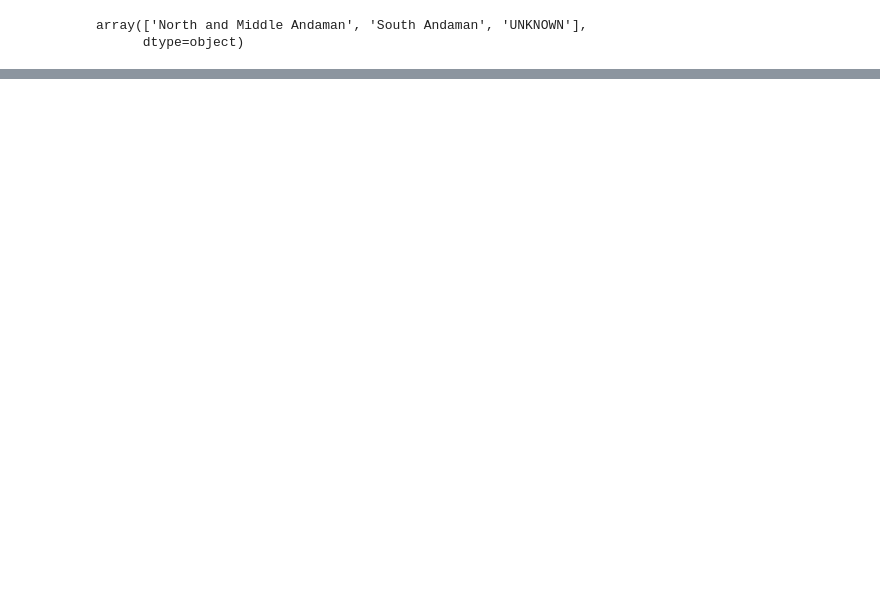
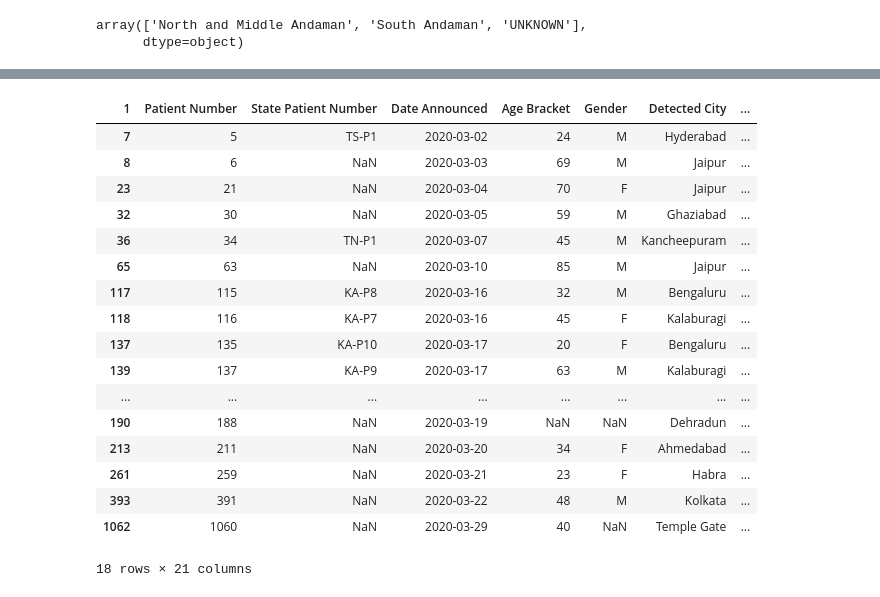
Before and after one commit to anki1909/covid_india, a Jupyter notebook: covid_1_parse_data.ipynb, the cells around one changed output, grey strips where cells are left out. Cells and saved outputs as stored; diff of their text form; code cells hidden in the pictures; blank space fills up the shorter version.

```diff
--- a/covid_1_parse_data.ipynb
+++ b/covid_1_parse_data.ipynb
@@ -298,0 +310,5 @@ df['Contracted from which Patient (Suspected)'].value_counts(dropna=False)
+# %%
+df['Status Change Date'] = pd.to_datetime(df['Status Change Date'],format='%d/%m/%Y')
+df['diff'] = df['Status Change Date'] - df['Date Announced']
+df['diff'] = df['diff'].apply(lambda x: str(x).split(" ")[0])
+df.loc[df['Current Status']=='Recovered','diff'].value_counts(dropna=False)
@@ -298,0 +333,21 @@ df['Contracted from which Patient (Suspected)'].value_counts(dropna=False)
+# %%
+df.loc[(df['Current Status']=='Recovered') & (df['diff']=='0')]
+# %% [output]
+| 1 | Patient Number | State Patient Number | Date Announced | Age Bracket | Gender | Detected City | ... |
+| 7 | 5 | TS-P1 | 2020-03-02 | 24 | M | Hyderabad | ... |
+| 8 | 6 | NaN | 2020-03-03 | 69 | M | Jaipur | ... |
+| 23 | 21 | NaN | 2020-03-04 | 70 | F | Jaipur | ... |
+| 32 | 30 | NaN | 2020-03-05 | 59 | M | Ghaziabad | ... |
+| 36 | 34 | TN-P1 | 2020-03-07 | 45 | M | Kancheepuram | ... |
+| 65 | 63 | NaN | 2020-03-10 | 85 | M | Jaipur | ... |
+| 117 | 115 | KA-P8 | 2020-03-16 | 32 | M | Bengaluru | ... |
+| 118 | 116 | KA-P7 | 2020-03-16 | 45 | F | Kalaburagi | ... |
+| 137 | 135 | KA-P10 | 2020-03-17 | 20 | F | Bengaluru | ... |
+| 139 | 137 | KA-P9 | 2020-03-17 | 63 | M | Kalaburagi | ... |
+| ... | ... | ... | ... | ... | ... | ... | ... |
+| 190 | 188 | NaN | 2020-03-19 | NaN | NaN | Dehradun | ... |
+| 213 | 211 | NaN | 2020-03-20 | 34 | F | Ahmedabad | ... |
+| 261 | 259 | NaN | 2020-03-21 | 23 | F | Habra | ... |
+| 393 | 391 | NaN | 2020-03-22 | 48 | M | Kolkata | ... |
+| 1062 | 1060 | NaN | 2020-03-29 | 40 | NaN | Temple Gate | ... |
+18 rows × 21 columns
```
Also changed, not shown: parts of 12 cells of this notebook.
